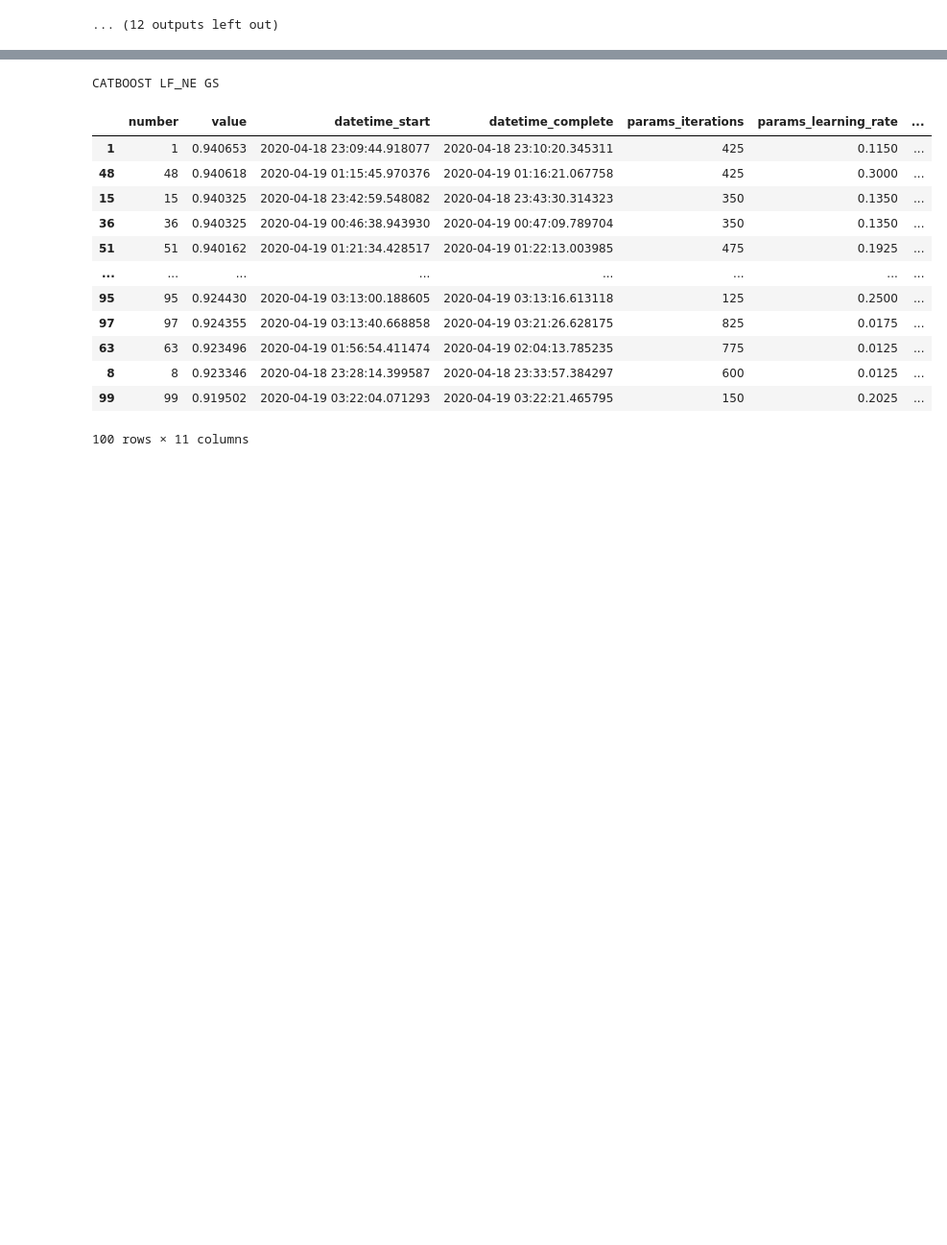
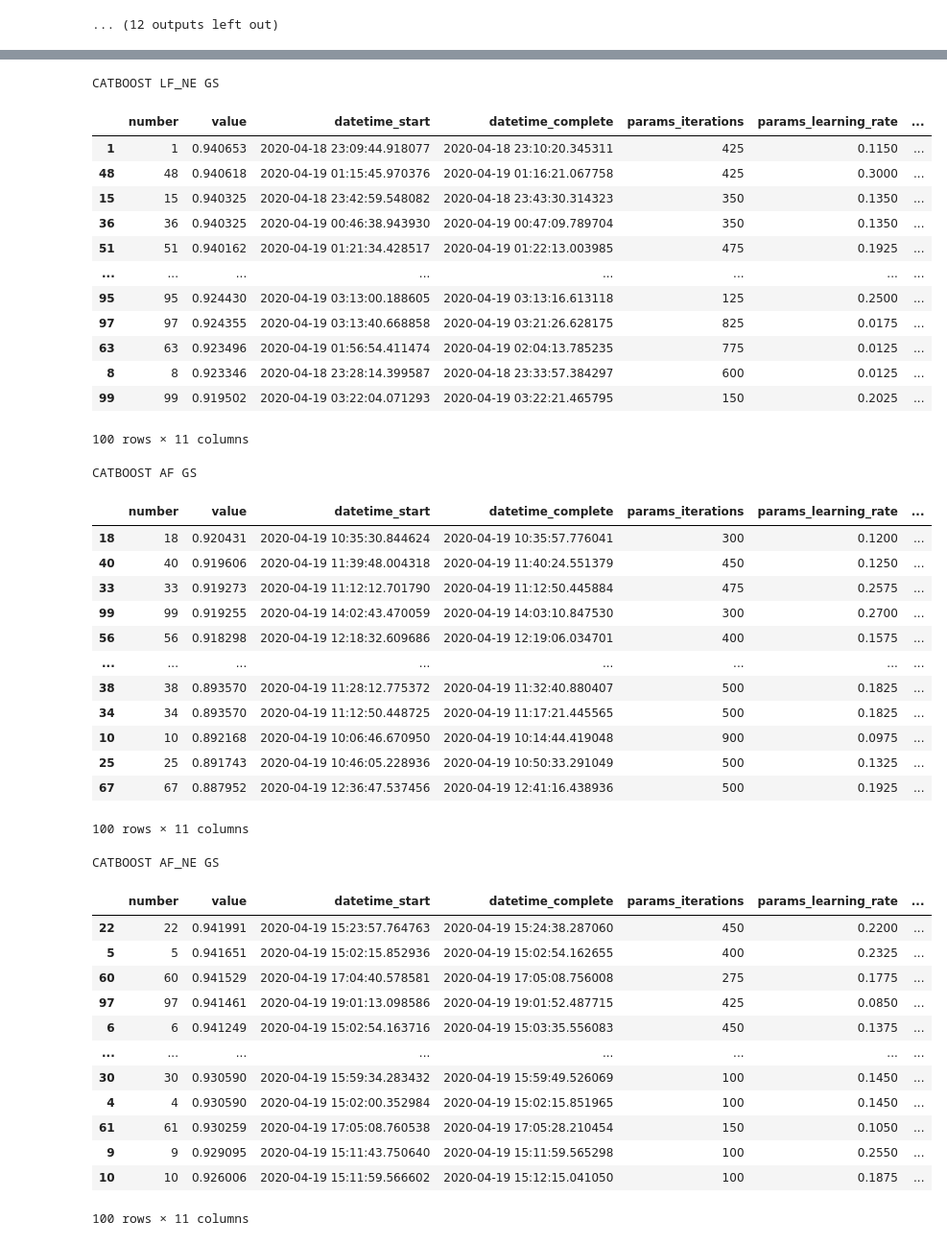
Before and after one commit to achmand/aml-crypto-graph, a Jupyter notebook: src/experiment_tuning_results_1.ipynb, the cells around one changed output, grey strips where cells are left out. Shown at 96% size. Cells and saved outputs as stored; diff of their text form; code cells hidden in the pictures; blank space fills up the shorter version.

Commit message:
Preparing tuning for CATBoost

```diff
--- a/src/experiment_tuning_results_1.ipynb
+++ b/src/experiment_tuning_results_1.ipynb
@@ -230,37 +230,71 @@ study_gscat_LF_NE = util.read_pickle(experiment_1 + "rs_catboost_LF_NE.pkl")
 study_gscat_LF_NE_df = study_gscat_LF_NE.trials_dataframe()
 display(study_gscat_LF_NE_df[study_gscat_LF_NE_df["state"] == "COMPLETE"].sort_values("value", ascending=False))
 
-# CATBOOST LF_NE
+# CATBOOST AF
 print("CATBOOST AF GS")
 study_gscat_AF = util.read_pickle(experiment_1 + "rs_catboost_AF.pkl")
 study_gscat_AF_df = study_gscat_AF.trials_dataframe()
 display(study_gscat_AF_df[study_gscat_AF_df["state"] == "COMPLETE"].sort_values("value", ascending=False))
+
+# CATBOOST AF_NE
+print("CATBOOST AF_NE GS")
+study_gscat_AF_NE = util.read_pickle(experiment_1 + "rs_catboost_AF_NE.pkl")
+study_gscat_AF_NE_df = study_gscat_AF_NE.trials_dataframe()
+display(study_gscat_AF_NE_df[study_gscat_AF_NE_df["state"] == "COMPLETE"].sort_values("value", ascending=False))
 # %% [output]
 CATBOOST LF GS
 |  | number | value | datetime_start | datetime_complete | params_iterations | params_learning_rate | ... |
 | 38 | 38 | 0.894257 | 2020-04-18 20:53:02.513948 | 2020-04-18 20:53:15.621827 | 100 | 0.1600 | ... |
 | 62 | 62 | 0.892348 | 2020-04-18 21:45:05.284699 | 2020-04-18 21:45:39.144559 | 475 | 0.2400 | ... |
 | 4 | 4 | 0.892015 | 2020-04-18 19:53:13.852257 | 2020-04-18 19:53:47.313217 | 475 | 0.0150 | ... |
 | 83 | 83 | 0.891743 | 2020-04-18 22:21:20.559422 | 2020-04-18 22:21:52.632775 | 450 | 0.1450 | ... |
 | 9 | 9 | 0.891274 | 2020-04-18 20:07:50.547430 | 2020-04-18 20:08:06.374657 | 150 | 0.1650 | ... |
 | ... | ... | ... | ... | ... | ... | ... | ... |
 | 30 | 30 | 0.853304 | 2020-04-18 20:34:14.378507 | 2020-04-18 20:39:55.451492 | 750 | 0.1000 | ... |
 | 43 | 43 | 0.850816 | 2020-04-18 20:58:28.130442 | 2020-04-18 21:04:51.587575 | 850 | 0.0775 | ... |
 | 44 | 44 | 0.850648 | 2020-04-18 21:04:51.591035 | 2020-04-18 21:09:03.050712 | 550 | 0.0825 | ... |
 | 79 | 79 | 0.849487 | 2020-04-18 22:14:36.935915 | 2020-04-18 22:20:16.843449 | 750 | 0.0775 | ... |
 | 85 | 85 | 0.842711 | 2020-04-18 22:22:23.786209 | 2020-04-18 22:26:12.619468 | 500 | 0.1700 | ... |
 100 rows × 11 columns
 CATBOOST LF_NE GS
 |  | number | value | datetime_start | datetime_complete | params_iterations | params_learning_rate | ... |
 | 1 | 1 | 0.940653 | 2020-04-18 23:09:44.918077 | 2020-04-18 23:10:20.345311 | 425 | 0.1150 | ... |
 | 48 | 48 | 0.940618 | 2020-04-19 01:15:45.970376 | 2020-04-19 01:16:21.067758 | 425 | 0.3000 | ... |
 | 15 | 15 | 0.940325 | 2020-04-18 23:42:59.548082 | 2020-04-18 23:43:30.314323 | 350 | 0.1350 | ... |
 | 36 | 36 | 0.940325 | 2020-04-19 00:46:38.943930 | 2020-04-19 00:47:09.789704 | 350 | 0.1350 | ... |
 | 51 | 51 | 0.940162 | 2020-04-19 01:21:34.428517 | 2020-04-19 01:22:13.003985 | 475 | 0.1925 | ... |
 | ... | ... | ... | ... | ... | ... | ... | ... |
 | 95 | 95 | 0.924430 | 2020-04-19 03:13:00.188605 | 2020-04-19 03:13:16.613118 | 125 | 0.2500 | ... |
 | 97 | 97 | 0.924355 | 2020-04-19 03:13:40.668858 | 2020-04-19 03:21:26.628175 | 825 | 0.0175 | ... |
 | 63 | 63 | 0.923496 | 2020-04-19 01:56:54.411474 | 2020-04-19 02:04:13.785235 | 775 | 0.0125 | ... |
 | 8 | 8 | 0.923346 | 2020-04-18 23:28:14.399587 | 2020-04-18 23:33:57.384297 | 600 | 0.0125 | ... |
 | 99 | 99 | 0.919502 | 2020-04-19 03:22:04.071293 | 2020-04-19 03:22:21.465795 | 150 | 0.2025 | ... |
 100 rows × 11 columns
+CATBOOST AF GS
+|  | number | value | datetime_start | datetime_complete | params_iterations | params_learning_rate | ... |
+| 18 | 18 | 0.920431 | 2020-04-19 10:35:30.844624 | 2020-04-19 10:35:57.776041 | 300 | 0.1200 | ... |
+| 40 | 40 | 0.919606 | 2020-04-19 11:39:48.004318 | 2020-04-19 11:40:24.551379 | 450 | 0.1250 | ... |
+| 33 | 33 | 0.919273 | 2020-04-19 11:12:12.701790 | 2020-04-19 11:12:50.445884 | 475 | 0.2575 | ... |
+| 99 | 99 | 0.919255 | 2020-04-19 14:02:43.470059 | 2020-04-19 14:03:10.847530 | 300 | 0.2700 | ... |
+| 56 | 56 | 0.918298 | 2020-04-19 12:18:32.609686 | 2020-04-19 12:19:06.034701 | 400 | 0.1575 | ... |
+| ... | ... | ... | ... | ... | ... | ... | ... |
+| 38 | 38 | 0.893570 | 2020-04-19 11:28:12.775372 | 2020-04-19 11:32:40.880407 | 500 | 0.1825 | ... |
+| 34 | 34 | 0.893570 | 2020-04-19 11:12:50.448725 | 2020-04-19 11:17:21.445565 | 500 | 0.1825 | ... |
+| 10 | 10 | 0.892168 | 2020-04-19 10:06:46.670950 | 2020-04-19 10:14:44.419048 | 900 | 0.0975 | ... |
+| 25 | 25 | 0.891743 | 2020-04-19 10:46:05.228936 | 2020-04-19 10:50:33.291049 | 500 | 0.1325 | ... |
+| 67 | 67 | 0.887952 | 2020-04-19 12:36:47.537456 | 2020-04-19 12:41:16.438936 | 500 | 0.1925 | ... |
+100 rows × 11 columns
+CATBOOST AF_NE GS
+|  | number | value | datetime_start | datetime_complete | params_iterations | params_learning_rate | ... |
+| 22 | 22 | 0.941991 | 2020-04-19 15:23:57.764763 | 2020-04-19 15:24:38.287060 | 450 | 0.2200 | ... |
+| 5 | 5 | 0.941651 | 2020-04-19 15:02:15.852936 | 2020-04-19 15:02:54.162655 | 400 | 0.2325 | ... |
+| 60 | 60 | 0.941529 | 2020-04-19 17:04:40.578581 | 2020-04-19 17:05:08.756008 | 275 | 0.1775 | ... |
+| 97 | 97 | 0.941461 | 2020-04-19 19:01:13.098586 | 2020-04-19 19:01:52.487715 | 425 | 0.0850 | ... |
+| 6 | 6 | 0.941249 | 2020-04-19 15:02:54.163716 | 2020-04-19 15:03:35.556083 | 450 | 0.1375 | ... |
+| ... | ... | ... | ... | ... | ... | ... | ... |
+| 30 | 30 | 0.930590 | 2020-04-19 15:59:34.283432 | 2020-04-19 15:59:49.526069 | 100 | 0.1450 | ... |
+| 4 | 4 | 0.930590 | 2020-04-19 15:02:00.352984 | 2020-04-19 15:02:15.851965 | 100 | 0.1450 | ... |
+| 61 | 61 | 0.930259 | 2020-04-19 17:05:08.760538 | 2020-04-19 17:05:28.210454 | 150 | 0.1050 | ... |
+| 9 | 9 | 0.929095 | 2020-04-19 15:11:43.750640 | 2020-04-19 15:11:59.565298 | 100 | 0.2550 | ... |
+| 10 | 10 | 0.926006 | 2020-04-19 15:11:59.566602 | 2020-04-19 15:12:15.041050 | 100 | 0.1875 | ... |
+100 rows × 11 columns
```
Also changed, not shown: 8 other files.
